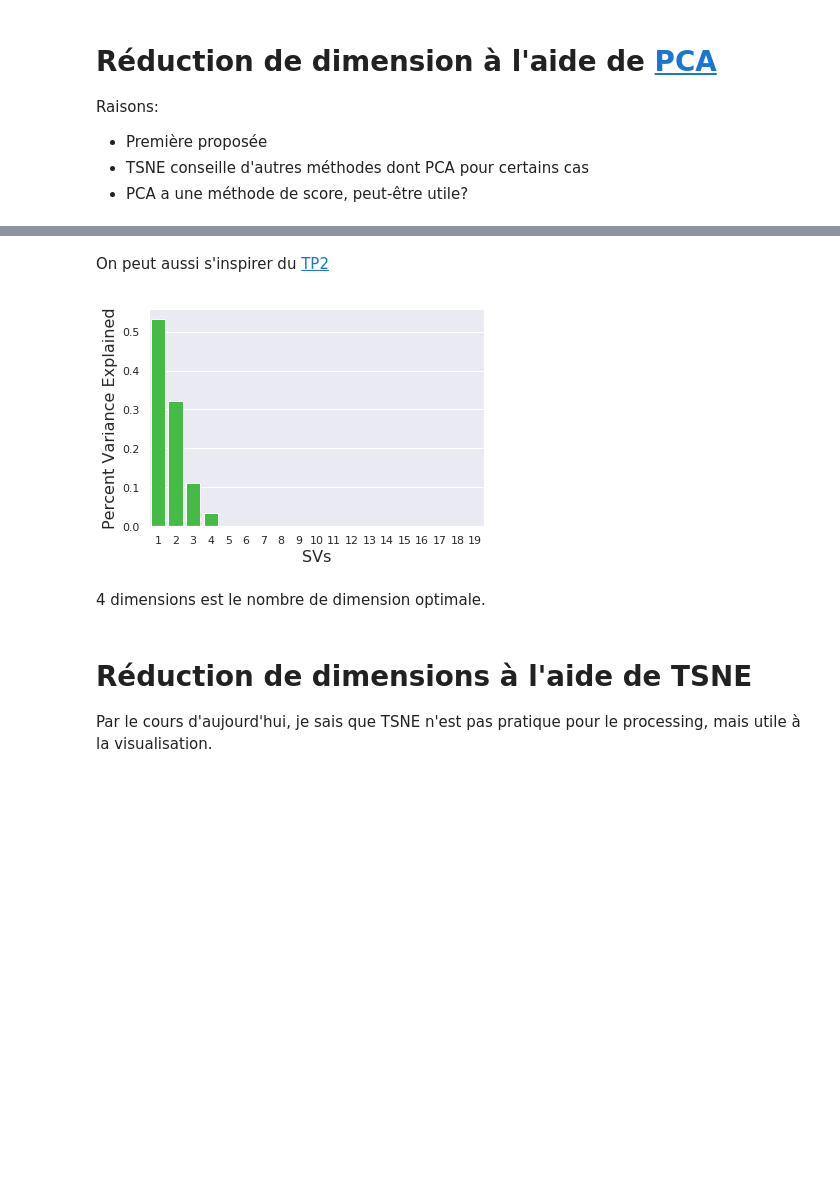
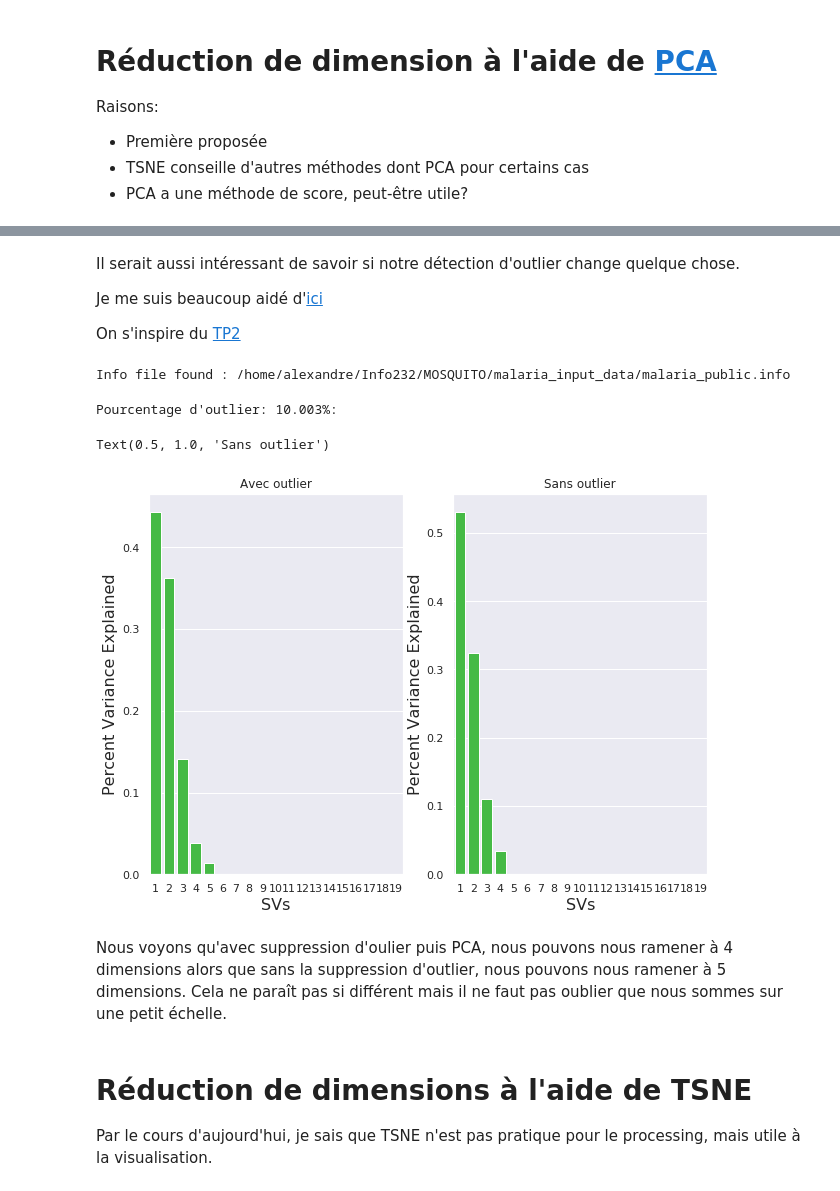
Before and after one commit to PhamAlexT/MOSQUITO, a Jupyter notebook: starting_kit/README_preprocessing.ipynb, the cells around one changed output, grey strips where cells are left out. Cells and saved outputs as stored; diff of their text form; code cells hidden in the pictures; blank space fills up the shorter version.

```diff
--- a/starting_kit/README_preprocessing.ipynb
+++ b/starting_kit/README_preprocessing.ipynb
@@ -673,19 +714,52 @@ Text(0.5, 1.0, 'Score en fonction du nombre de dimension')
-# %% [markdown]
-On peut aussi s'inspirer du [TP2](https://github.com/PhamAlexT/info232/blob/master/TP2/TP2.ipynb)
-# %%
-pca = PCA(n_components=19)
-pca.fit(X)
-#var_explained = np.round(pca.explained_variance_**2/np.sum(pca.explained_variance_ratio**2), decimals=3)
-var_explained = pca.explained_variance_ratio_
-sns.barplot(x=list(range(1,len(var_explained)+1)),
-            y=var_explained, color="limegreen")
-plt.xlabel('SVs', fontsize=16)
-plt.ylabel('Percent Variance Explained', fontsize=16)
-plt.savefig('svd_scree_plot.png',dpi=100)
-# %% [output]
-[figure, removed]
-# %% [markdown]
-4 dimensions est le nombre de dimension optimale.
+# %% [markdown]
+Il serait aussi intéressant de savoir si notre détection d'outlier change quelque chose.
+
+Je me suis beaucoup aidé d'[ici](https://stackoverflow.com/questions/43131274/how-do-i-plot-two-countplot-graphs-side-by-side-in-seaborn)
+
+On s'inspire du [TP2](https://github.com/PhamAlexT/info232/blob/master/TP2/TP2.ipynb)
+# %%
+#var_explained = np.round(pca.explained_variance_**2/np.sum(pca.explained_variance_ratio**2), decimals=3)
+
+fig,ax = plt.subplots(1,2,figsize=(10,7))
+
+#Données sans suppressions d'outlier
+D = DataManager(data_name, data_dir, replace_missing=True)
+X_train_pre, X_test_pre, y_train_pre, y_test_pre = train_test_split(D.data['X_train'], D.data['Y_train'], test_size=0.33, random_state=42)
+pca = PCA(n_components=19)
+X = X_train_pre
+pca.fit(X)
+var_explained = pca.explained_variance_ratio_
+
+#Plot pour les données d'en haut
+sns.barplot(x=list(range(1,len(var_explained)+1)),
+            y=var_explained, color="limegreen",ax=ax[0])
+
+#Données après suppressions d'outlier
+pca = PCA(n_components=19)
+X = X_train_pre
+X = supprOutlier(X) #C'est ici qu'on supprime les outliers
+pca.fit(X)
+var_explained = pca.explained_variance_ratio_
+
+#Plot pour les données d'en haut
+sns.barplot(x=list(range(1,len(var_explained)+1)),
+            y=var_explained, color="limegreen",ax=ax[1])
+
+ax[0].set_xlabel('SVs', fontsize=16)
+ax[0].set_ylabel('Percent Variance Explained', fontsize=16)
+ax[0].set_title("Avec outlier")
+
+ax[1].set_xlabel('SVs', fontsize=16)
+ax[1].set_ylabel('Percent Variance Explained', fontsize=16)
+ax[1].set_title("Sans outlier")
+#plt.savefig('svd_scree_plot.png',dpi=100)
+# %% [output]
+Info file found : /home/alexandre/Info232/MOSQUITO/malaria_input_data/malaria_public.info
+Pourcentage d'outlier: 10.003%:
+Text(0.5, 1.0, 'Sans outlier')
+[figure, added]
+# %% [markdown]
+Nous voyons qu'avec suppression d'oulier puis PCA, nous pouvons nous ramener à 4 dimensions alors que sans la suppression d'outlier, nous pouvons nous ramener à 5 dimensions. Cela ne paraît pas si différent mais il ne faut pas oublier que nous sommes sur une petit échelle.
 # %% [markdown]
 # Réduction de dimensions à l'aide de TSNE
 
```
Also changed, not shown: parts of 30 cells of this notebook.
